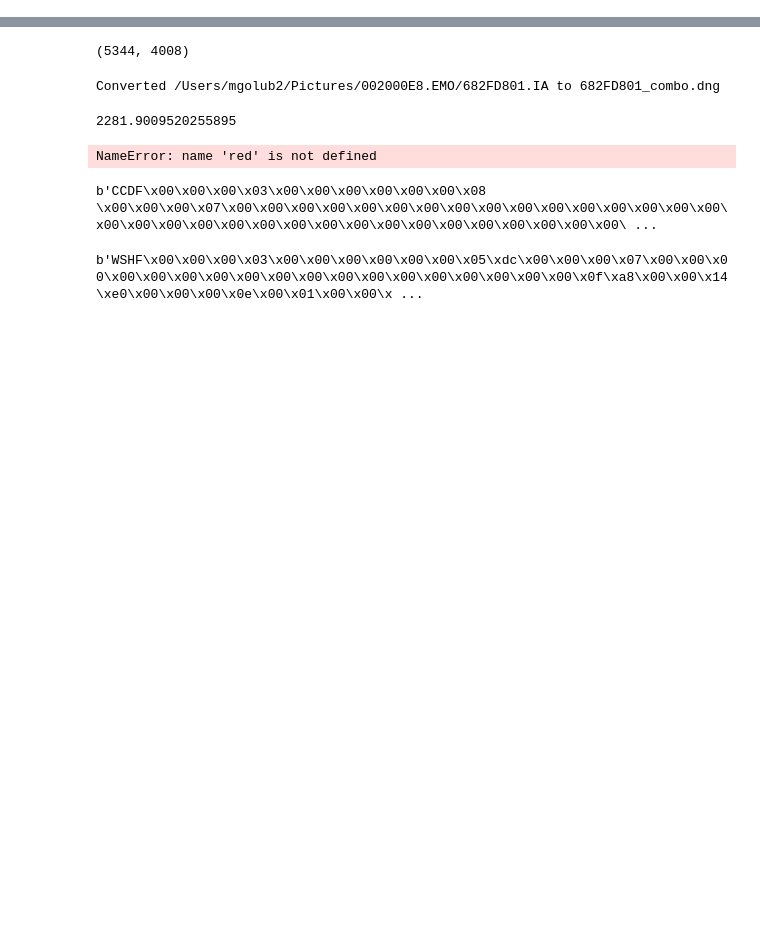
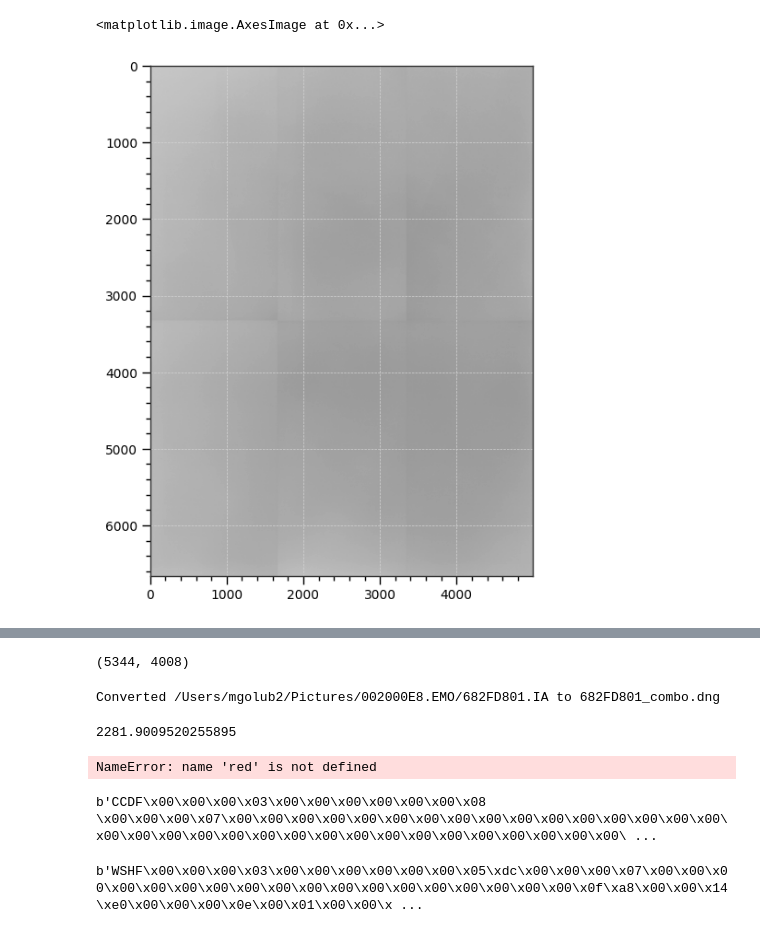
Before and after one commit to mgolub2/IAtoDNG, a Jupyter notebook: IA_explore.ipynb, the cells around one changed output, grey strips where cells are left out. Saved outputs shown, nothing was run; the diff lists cells and outputs as text; code cells hidden in the pictures; blank space fills up the shorter version.

Commit message:
Add flat file parsing for emotion75 + refactoring to support emotion75 in general

```diff
--- a/IA_explore.ipynb
+++ b/IA_explore.ipynb
@@ -178,9 +17,25 @@ def sinar_ia_to_pil(path: Path, h=5344, w=4008):
+# %%
+colour.plotting.colour_style()
+#TEST_FILES = Path('/Users/mgolub2/Pictures/32GB_CF2_9_7_2022/002000E8.EMO') #Path('emotion75_test_files')
+TEST_FILES = Path('emotion75_test_files')
+
+def sinar_ia_to_pil(path: Path, h=5344, w=4008):
+    sinar_ia = read_sinar(path)
+    nd_img = process_raw(sinar_ia, h=h, w=w)
+    out = demosaicing_CFA_Bayer_Menon2007(norm(nd_img), "RGGB")
+    return Image.fromarray((out * 65536).astype("uint16"), mode="RGB")
 # %%
 raws = {}
 for ia in TEST_FILES.glob("*.IA"):
+    #ia = Path(TEST_FILES / '6C4875A9.IA')
     print(f"Reading {ia.name}...")
+    raws[ia.name] = read_sinar(ia)
     raw = read_raw(ia)
     lumps = read_pwad_lumps(raw)
-    meta = gwad(raw, *lumps[META_KEY])
-    raws[ia.name] = meta
+    meta = get_wad(raw, *lumps[b'META'])
+    raw0 = get_wad(raw, *lumps[b'RAW0'])
+    #thumb = get_wad(raw, *lumps[b'THUMB'])
+    print(len(raw0))
+    break
+#imshow(Image.frombytes("I;16L", (4008, 5344), raw0, "raw"), cmap='Greys')
 # %% [output]
@@ -231,0 +44,15 @@ sorted(raws.items(), key=lambda i: i[1].shutter_count)
+# %%
+white = read_raw(raws['6C4875A9.IA'].white_path)
+black = read_raw(raws['6C4875A9.IA'].black_path)
+wlumps = read_pwad_lumps(white)
+blumps = read_pwad_lumps(black)
+print(wlumps)
+print(blumps)
+w_meta = get_wad(white, *wlumps[b'META'])
+print(process_meta(w_meta))
+
+linear = get_wad(white, *wlumps[b'LINEAR'])
+blemish = get_wad(white, *wlumps[b'BLEMISH'])[28:]
+white = get_wad(white, *wlumps[b'WHITE'])
+for i in range(0, len(blemish), 2):
+    print(int.from_bytes(blemish[i:i+2], byteorder='little'))
@@ -231,0 +77,5 @@ sorted(raws.items(), key=lambda i: i[1].shutter_count)
+# %%
+imshow(Image.frombytes("I;16L", (4992, 6668), white, "raw"), cmap='Greys')
+# %% [output]
+<matplotlib.image.AxesImage at 0x...>
+[figure, added]
```
Also changed, not shown: parts of 9 cells of this notebook, 1 other file.
